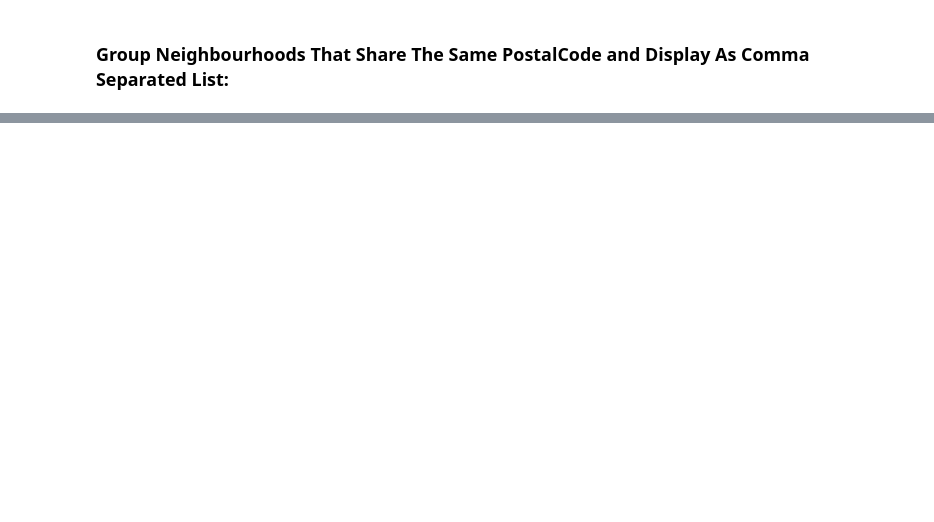
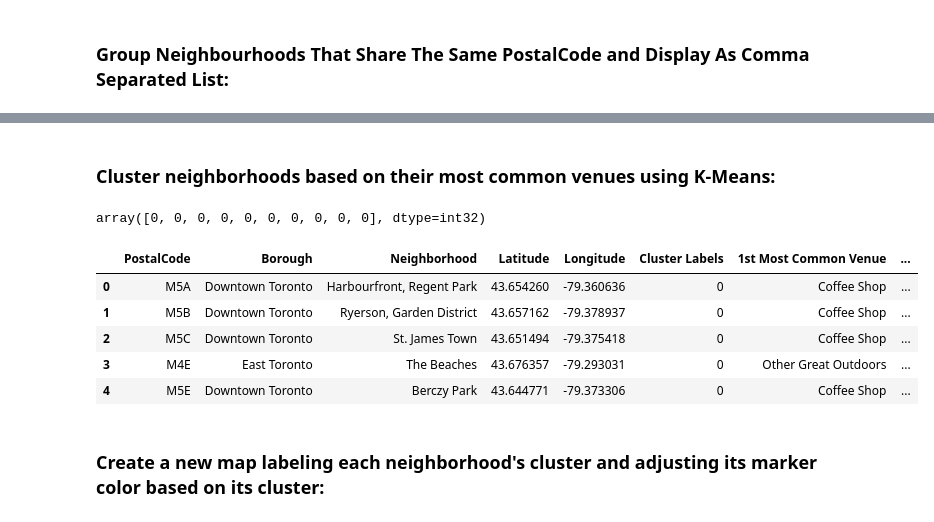
Before and after one commit to CameronPOliver/Coursera_Capstone, a Jupyter notebook: Coursera Capstone Notebook.ipynb, the cells around one changed output, grey strips where cells are left out. Drawn from its saved outputs; the diff is of its cells as text; code cells hidden in the pictures; blank space fills up the shorter version.

```diff
--- a/Coursera Capstone Notebook.ipynb
+++ b/Coursera Capstone Notebook.ipynb
@@ -124,0 +254,2 @@ df1.shape
+# %%
+toronto_data=df2[df2['Borough'].str.contains('Toronto')]     #Isolating only boroughs that contain 'Toronto' in their name
@@ -124,0 +359,34 @@ df1.shape
+# %% [markdown]
+### Cluster neighborhoods based on their most common venues using K-Means:
+# %%
+# set number of clusters
+kclusters = 5
+
+toronto_grouped_clustering = toronto_grouped.drop('Neighborhood', 1)
+
+# run k-means clustering
+kmeans = KMeans(n_clusters=kclusters, random_state=0).fit(toronto_grouped_clustering)
+
+# check cluster labels generated for each row in the dataframe
+kmeans.labels_[0:10]
+# %% [output]
+array([0, 0, 0, 0, 0, 0, 0, 0, 0, 0], dtype=int32)
+# %%
+# add clustering labels
+neighborhoods_venues_sorted.insert(0, 'Cluster Labels', kmeans.labels_)
+
+toronto_merged = df2
+
+# merge toronto_grouped with toronto_data to add latitude/longitude for each neighborhood
+toronto_merged = pd.merge(toronto_merged,neighborhoods_venues_sorted,on='Neighborhood')
+
+toronto_merged.head() # check the last columns!
+# %% [output]
+|  | PostalCode | Borough | Neighborhood | Latitude | Longitude | Cluster Labels | 1st Most Common Venue | ... |
+| 0 | M5A | Downtown Toronto | Harbourfront, Regent Park | 43.654260 | -79.360636 | 0 | Coffee Shop | ... |
+| 1 | M5B | Downtown Toronto | Ryerson, Garden District | 43.657162 | -79.378937 | 0 | Coffee Shop | ... |
+| 2 | M5C | Downtown Toronto | St. James Town | 43.651494 | -79.375418 | 0 | Coffee Shop | ... |
+| 3 | M4E | East Toronto | The Beaches | 43.676357 | -79.293031 | 0 | Other Great Outdoors | ... |
+| 4 | M5E | Downtown Toronto | Berczy Park | 43.644771 | -79.373306 | 0 | Coffee Shop | ... |
+# %% [markdown]
+### Create a new map labeling each neighborhood's cluster and adjusting its marker color based on its cluster:
```
Also changed, not shown: parts of 33 cells of this notebook.
